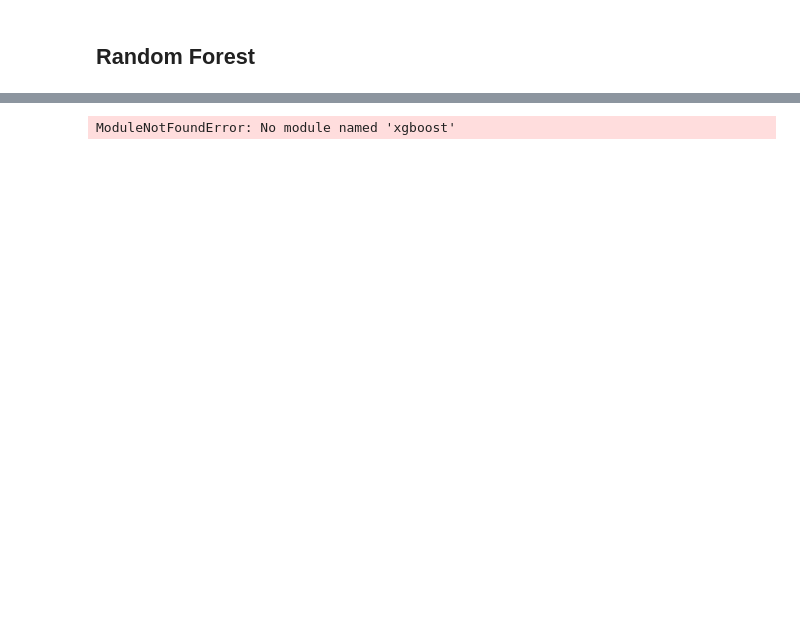
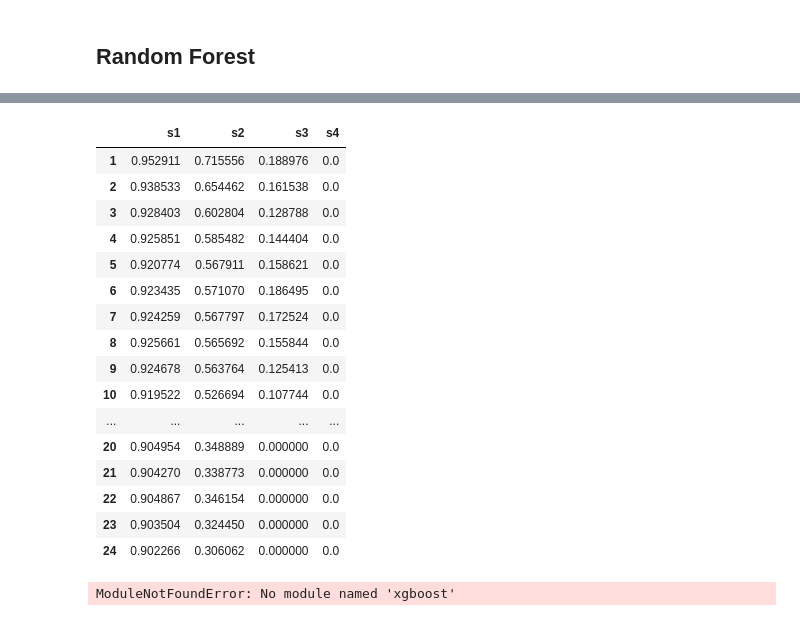
Before and after one commit to leobix/safi, a Jupyter notebook: safi_project_processing-classification.ipynb, the cells around one changed output, grey strips where cells are left out. Cells and saved outputs as stored; diff of their text form; code cells hidden in the pictures; blank space fills up the shorter version.

```diff
--- a/safi_project_processing-classification.ipynb
+++ b/safi_project_processing-classification.ipynb
@@ -254 +229,42 @@ ValueError: Input contains NaN, infinity or a value too large for dtype('float32
+# %%
+from sklearn.ensemble import RandomForestClassifier
+from sklearn.datasets import make_classification
+
+past_period = 12
+result = []
+for predict_period in range(1,25):
+    #make x, y
+    x, y = prepare_x_y(past_period, predict_period, historical_df, forecast_df)
+    #train test split
+    x_train, x_test, y_train, y_test = train_test_split(x, y, test_size=0.20, shuffle=False)
+
+    #call classifier
+    clf2 = RandomForestClassifier(n_estimators = 100, max_depth=5, random_state=0)
+    clf2.fit(x_train, y_train)
+    y_pred = clf2.predict(x_test)
+
+    #get f1 score
+    s1, s2, s3, s4 = f1_score(y_test, y_pred, average=None)
+    result.append([s1, s2, s3, s4])
+# change result into dataframe
+result_df_rf = DataFrame(result, columns=['s1','s2','s3','s4'], index = range(1,25))
+result_df_rf
+# %% [output]
+|  | s1 | s2 | s3 | s4 |
+| 1 | 0.952911 | 0.715556 | 0.188976 | 0.0 |
+| 2 | 0.938533 | 0.654462 | 0.161538 | 0.0 |
+| 3 | 0.928403 | 0.602804 | 0.128788 | 0.0 |
+| 4 | 0.925851 | 0.585482 | 0.144404 | 0.0 |
+| 5 | 0.920774 | 0.567911 | 0.158621 | 0.0 |
+| 6 | 0.923435 | 0.571070 | 0.186495 | 0.0 |
+| 7 | 0.924259 | 0.567797 | 0.172524 | 0.0 |
+| 8 | 0.925661 | 0.565692 | 0.155844 | 0.0 |
+| 9 | 0.924678 | 0.563764 | 0.125413 | 0.0 |
+| 10 | 0.919522 | 0.526694 | 0.107744 | 0.0 |
+| ... | ... | ... | ... | ... |
+| 20 | 0.904954 | 0.348889 | 0.000000 | 0.0 |
+| 21 | 0.904270 | 0.338773 | 0.000000 | 0.0 |
+| 22 | 0.904867 | 0.346154 | 0.000000 | 0.0 |
+| 23 | 0.903504 | 0.324450 | 0.000000 | 0.0 |
+| 24 | 0.902266 | 0.306062 | 0.000000 | 0.0 |
 # %%
```
Also changed, not shown: parts of 11 cells of this notebook.
